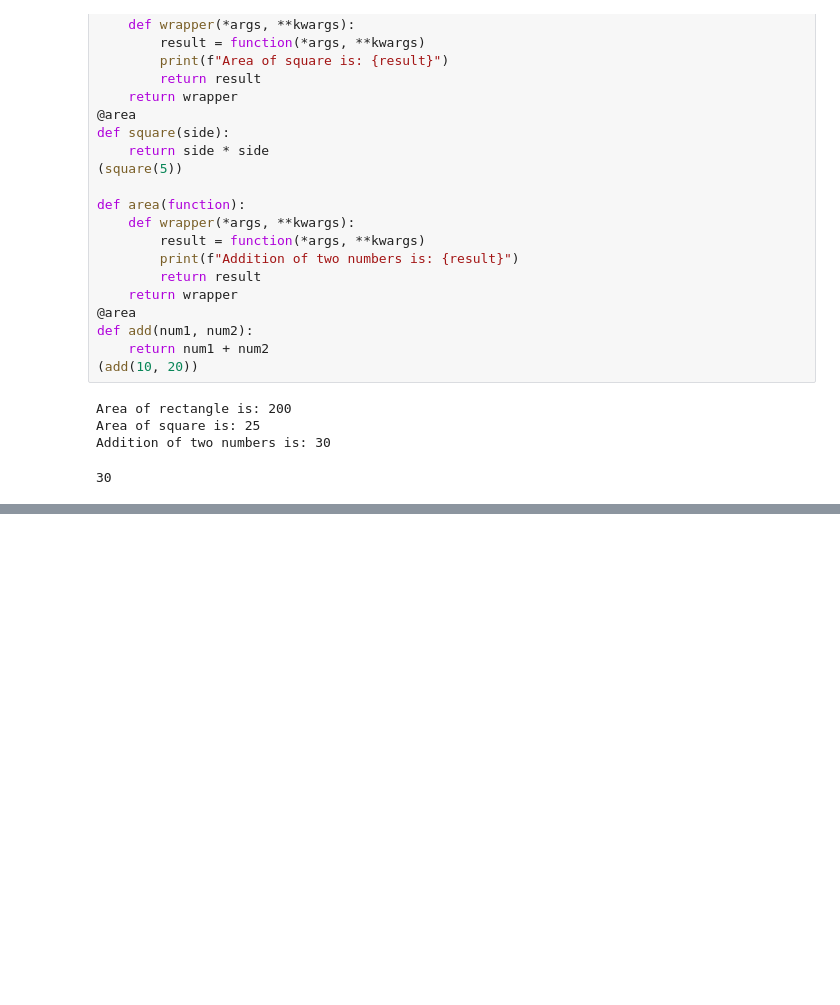
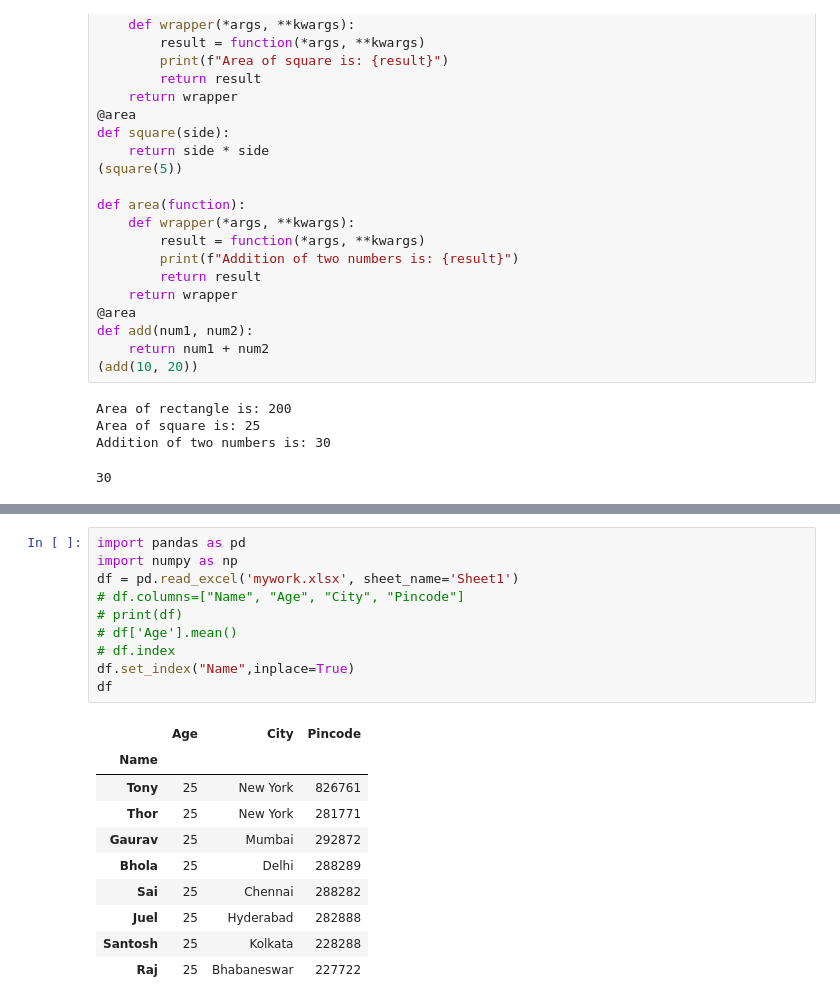
Before and after one commit to JuelDash/ML_SummerInternship, a Jupyter notebook: my_notebook.ipynb, the cells around one changed output, grey strips where cells are left out. Drawn from its saved outputs; the diff is of its cells as text; blank space fills up the shorter version.

```diff
--- a/my_notebook.ipynb
+++ b/my_notebook.ipynb
@@ -733,0 +1111,21 @@ Addition of two numbers is: 30
+# %%
+import pandas as pd
+import numpy as np
+df = pd.read_excel('mywork.xlsx', sheet_name='Sheet1')
+# df.columns=["Name", "Age", "City", "Pincode"]
+# print(df)
+# df['Age'].mean()
+# df.index
+df.set_index("Name",inplace=True)
+df
+# %% [output]
+|  | Age | City | Pincode |
+| Name |  |  |  |
+| Tony | 25 | New York | 826761 |
+| Thor | 25 | New York | 281771 |
+| Gaurav | 25 | Mumbai | 292872 |
+| Bhola | 25 | Delhi | 288289 |
+| Sai | 25 | Chennai | 288282 |
+| Juel | 25 | Hyderabad | 282888 |
+| Santosh | 25 | Kolkata | 228288 |
+| Raj | 25 | Bhabaneswar | 227722 |
```
Also changed, not shown: parts of 18 cells of this notebook.
